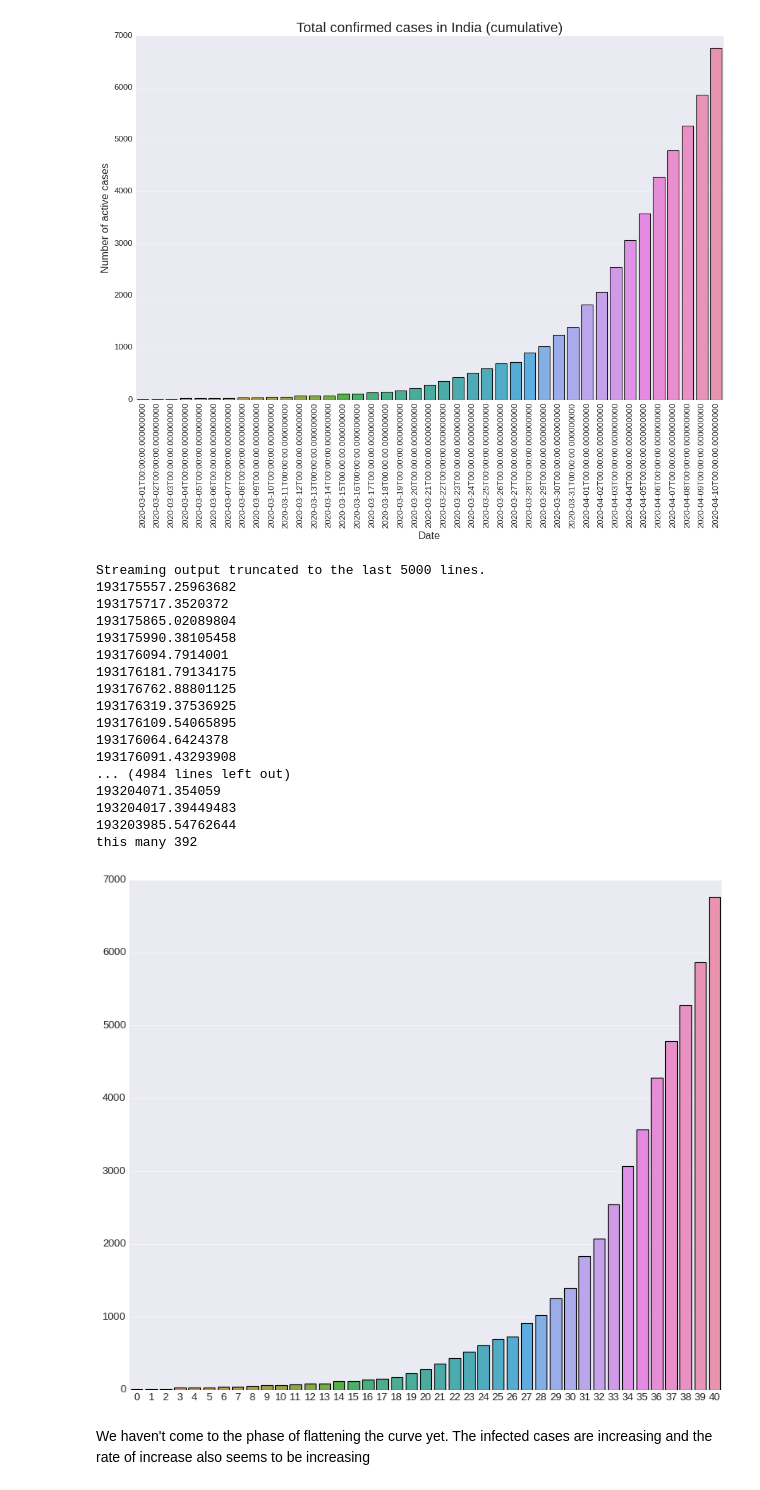
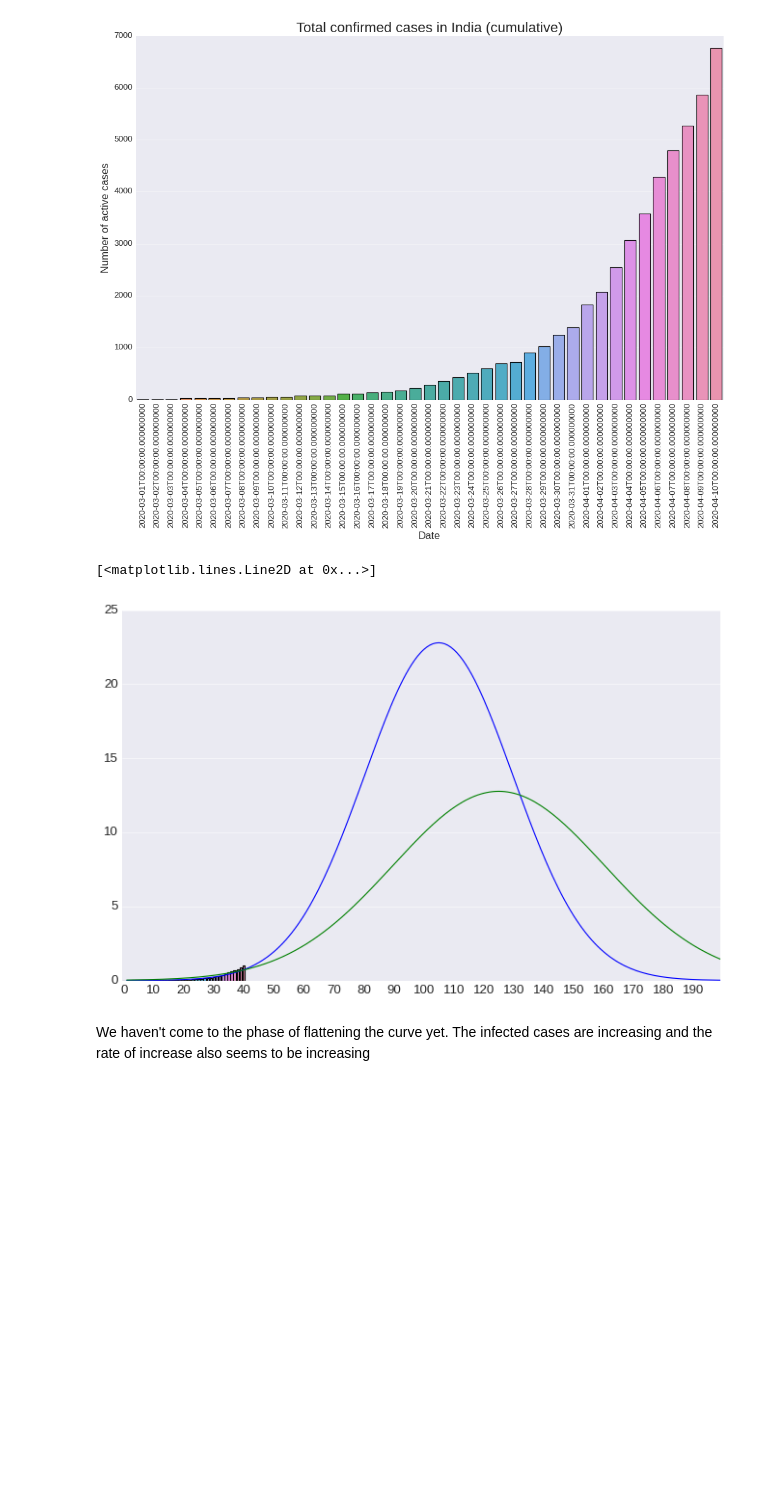
Before and after one commit to mew-two-github/CH5019_2020_GRP3, a Jupyter notebook: Question3/q3_vishal.ipynb, the cells around one changed output. Saved outputs shown, nothing was run; the diff lists cells and outputs as text; code cells hidden in the pictures; blank space fills up the shorter version.

```diff
--- a/Question3/q3_vishal.ipynb
+++ b/Question3/q3_vishal.ipynb
@@ -785,49 +785,30 @@ plt.show()
 [figure]
 # %%
 y_data=df9.values
-y_data=y_data-min(y_data)/(max(y_data)-min(y_data))
-x_data=np.arange(0,y_data.size,1)
-plt.figure(figsize=(12,10))
+y_data=(y_data-min(y_data))/(max(y_data)-min(y_data))
+x_data=np.arange(0,y_data.size)
+plt.figure(figsize=(10,6))
 sns.barplot(x_data,y_data)
-mean_list=np.arange(50,100,10)
-std_list=np.arange(10,50,5)
-pre_exp=np.arange(20,1000,5)
-x_fit=np.arange(0,200,1)
-i=0
-for p in pre_exp:
-  error=1e10
-  for mean in mean_list:
-    for std in std_list:
-        y_fit=1/(np.sqrt(2*np.pi)*std)*np.exp(-(x_fit-mean)**2/(2*(std**2)))
-        y_fit=y_fit-min(y_data)/(max(y_data)-min(y_data))*p
-        y_fit1=y_fit[0:len(y_data)]
-        error_iter=min(np.sum((y_fit1-y_data)**2),error)
-        print(np.sum((y_fit1-y_data)**2))
-        if (error_iter<error):
-          i+=1
-          m_optim=mean
-          s_optim=std
-          y_optim=y_fit
-        error=error_iter
+plt.xticks(np.arange(0,200,10),labels=np.arange(0,200,10))
+x_fit=np.arange(1,200)
+mean=105
+std=35
+y_fit=(1/(np.sqrt(2*np.pi)*std))*np.exp(-(x_fit-mean)**2/((std**2)))
+y_fit=y_fit-min(y_data)/(max(y_data)-min(y_data))
+y_fit=y_fit*2000
+plt.ylim(0,25)
+plt.plot(x_fit,y_fit)
+
+mean=125
+std=50
+y_fit=(1/(np.sqrt(2*np.pi)*std))*np.exp(-(x_fit-mean)**2/((std**2)))
+y_fit=y_fit-min(y_data)/(max(y_data)-min(y_data))
+y_fit=y_fit*1600
+plt.ylim(0,25)
+plt.plot(x_fit,y_fit)
 # %% [output]
-Streaming output truncated to the last 5000 lines.
-193175557.25963682
-193175717.3520372
-193175865.02089804
-193175990.38105458
-193176094.7914001
-193176181.79134175
-193176762.88801125
-193176319.37536925
-193176109.54065895
-193176064.6424378
-193176091.43293908
-... (4984 lines left out)
-193204071.354059
-193204017.39449483
-193203985.54762644
-this many 392
+[<matplotlib.lines.Line2D at 0x...>]
-[figure, old version]
+[figure, new version]
 # %% [markdown]
 We haven't come to the phase of flattening the curve yet. The infected cases are increasing and the rate of increase also seems to be increasing
 # %% [markdown]
```
